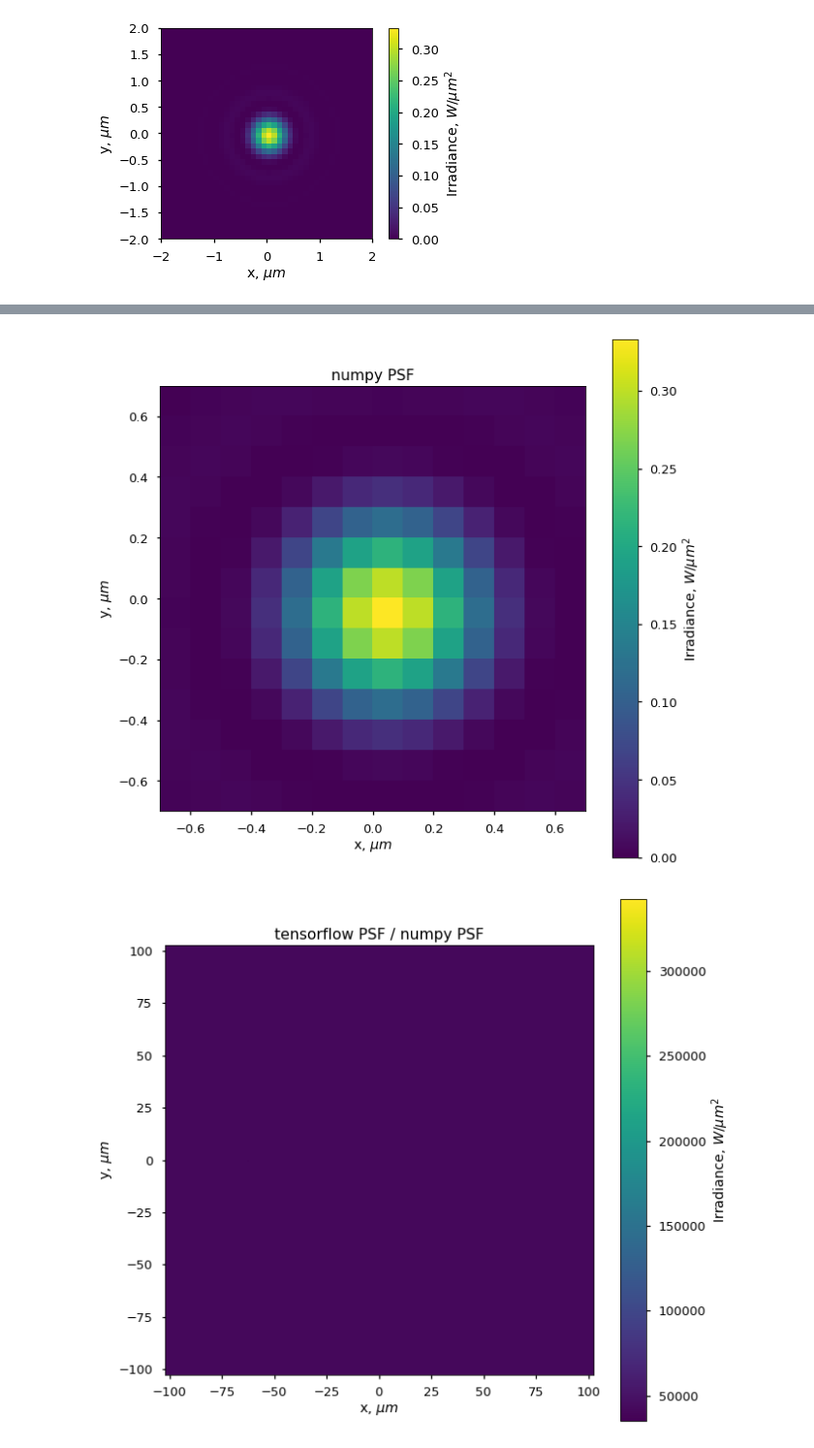
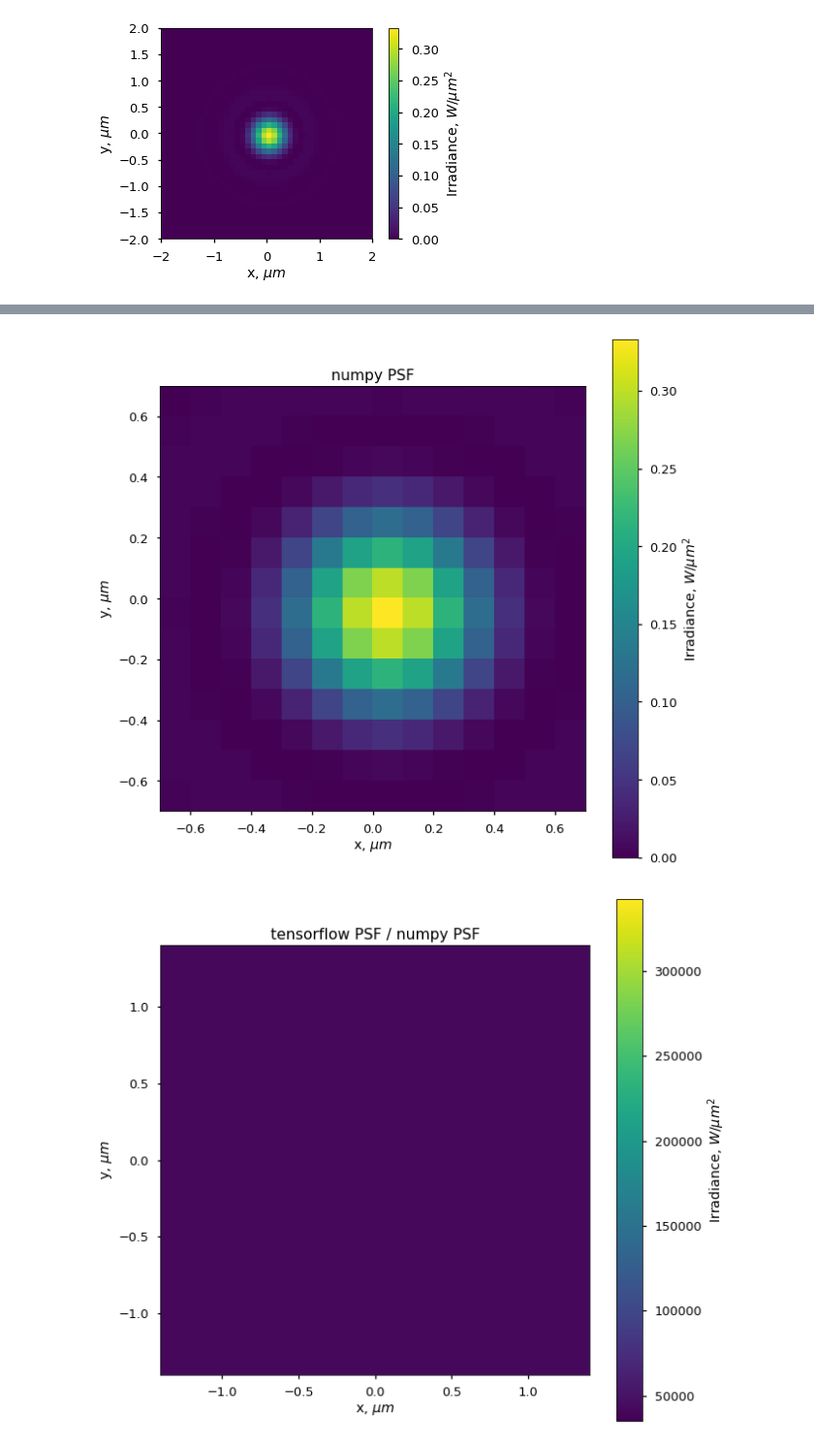
Before and after one commit to TuragaLab/MSRI2018_PupilCodedMicroscope, a Jupyter notebook: pupil_function_tf.ipynb, the cells around one changed output, grey strips where cells are left out. Shown at 97% size. Saved outputs shown, nothing was run; the diff lists cells and outputs as text; code cells hidden in the pictures.

```diff
--- a/pupil_function_tf.ipynb
+++ b/pupil_function_tf.ipynb
@@ -119,14 +119,22 @@ def ifftshift2d_tf(input):
     input = ifftshift_tf(input,axis=1)
     return input
 # %%
+# create pupil mask
 mask_tf = tf.constant(pupilMask,dtype=tf.complex64)
-pupil_tf = tf.convert_to_tensor(normedPupil,dtype=tf.complex64)
+
+# initial pupil function has amplitude same as the mask, phase = 0
+pupil_tf = tf.Variable(normedPupil.astype(np.complex64),dtype=tf.complex64)
+
+# pupil function
 pupil_mask_tf = tf.multiply(mask_tf,pupil_tf)
+
+# PSF is Fourier transform of pupil function
 psf_tf = fftshift2d_tf(tf.fft2d(ifftshift2d_tf(pupil_mask_tf)))
-# psf_tf = tf.fft2d(ifftshift2d_tf(pupil_mask_tf))
-# psf_tf = tf.fft2d(pupil_mask_tf)
-# psf_tf = ifftshift2d_tf(pupil_mask_tf)
-pupil_mask_np, psf_np = sess.run([pupil_mask_tf, psf_tf])
+# %%
+# initialize trainable_variables
+sess.run(tf.global_variables_initializer())
+# calculate pupil function and PSF
+pupil_mask_np, psf_np = sess.run([pupil_mask_tf, psf_tf])
 # %%
 lim=0.7
 
@@ -145,34 +153,36 @@ plt.grid(False)
 plt.show()
 
 image = np.abs(psf_a)**2 / Z0
 plt.figure(figsize=(10,10))
 img = plt.imshow(image, interpolation='nearest', extent = [x[0], x[-1], x[0], x[-1]])
 cb = plt.colorbar(img)
 plt.gca().set_xlim((-lim, lim))
 plt.gca().set_ylim((-lim, lim))
 plt.title('numpy PSF')
 
 plt.xlabel('x, $\mu m$')
 plt.ylabel('y, $\mu m$')
 cb.set_label('Irradiance, $W / \mu m^2$')
 plt.grid(False)
 plt.show()
 
 
-image = np.abs(psf_np).astype(np.float32) / np.abs(psf_a).astype(np.float32)
+# scaling of the Tensorflow PSF is not quite right. doesn't match numpy PSF.
+lim=2*lim
+image = np.abs(psf_np).astype(np.float64) / np.abs(psf_a).astype(np.float64)
 plt.figure(figsize=(10,10))
 img = plt.imshow(image, interpolation='nearest', extent = [x[0], x[-1], x[0], x[-1]])
 cb = plt.colorbar(img)
-# plt.gca().set_xlim((-lim, lim))
-# plt.gca().set_ylim((-lim, lim))
+plt.gca().set_xlim((-lim, lim))
+plt.gca().set_ylim((-lim, lim))
 plt.title('tensorflow PSF / numpy PSF')
 
 plt.xlabel('x, $\mu m$')
 plt.ylabel('y, $\mu m$')
 cb.set_label('Irradiance, $W / \mu m^2$')
 plt.grid(False)
 plt.show()
 # %% [output]
 [figure]
 [figure]
-[figure, old version]
+[figure, new version]
```
Also changed, not shown: parts of 4 cells of this notebook.
